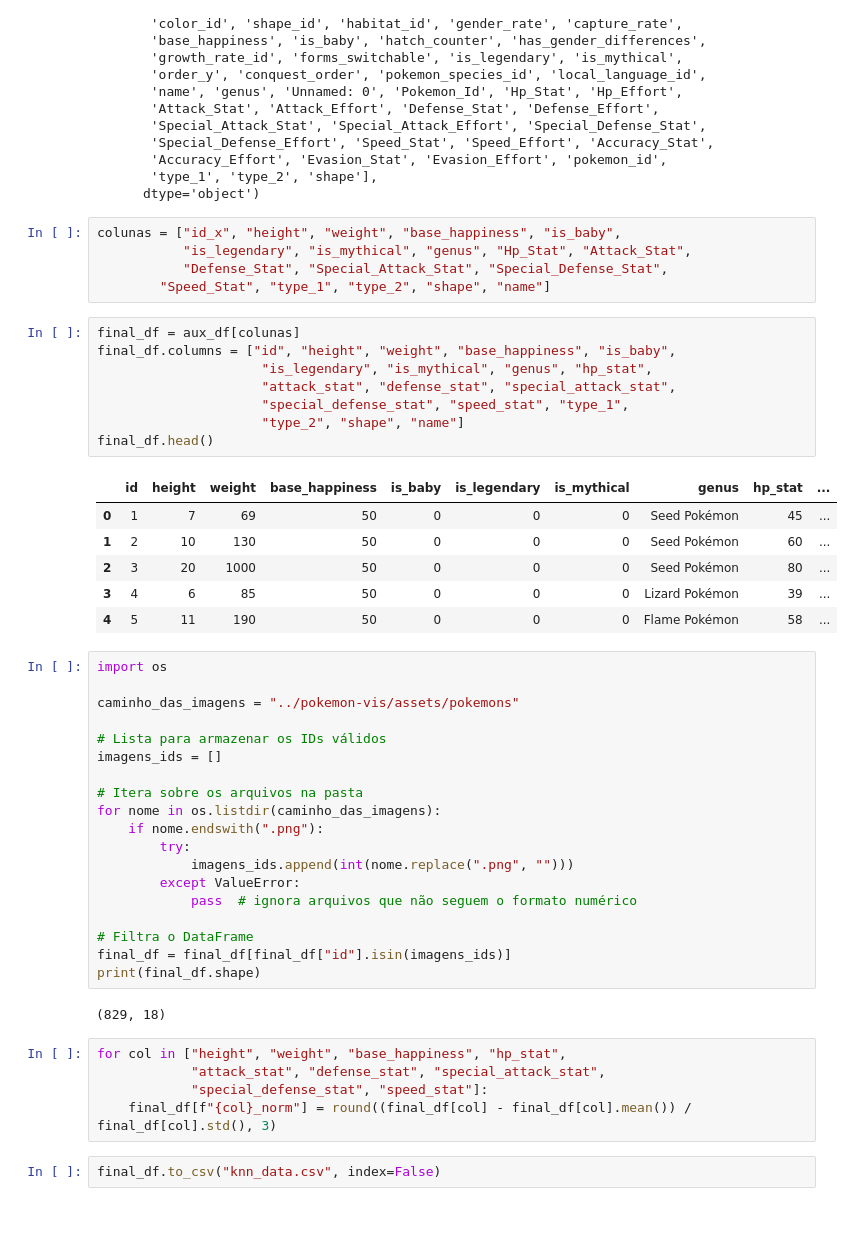
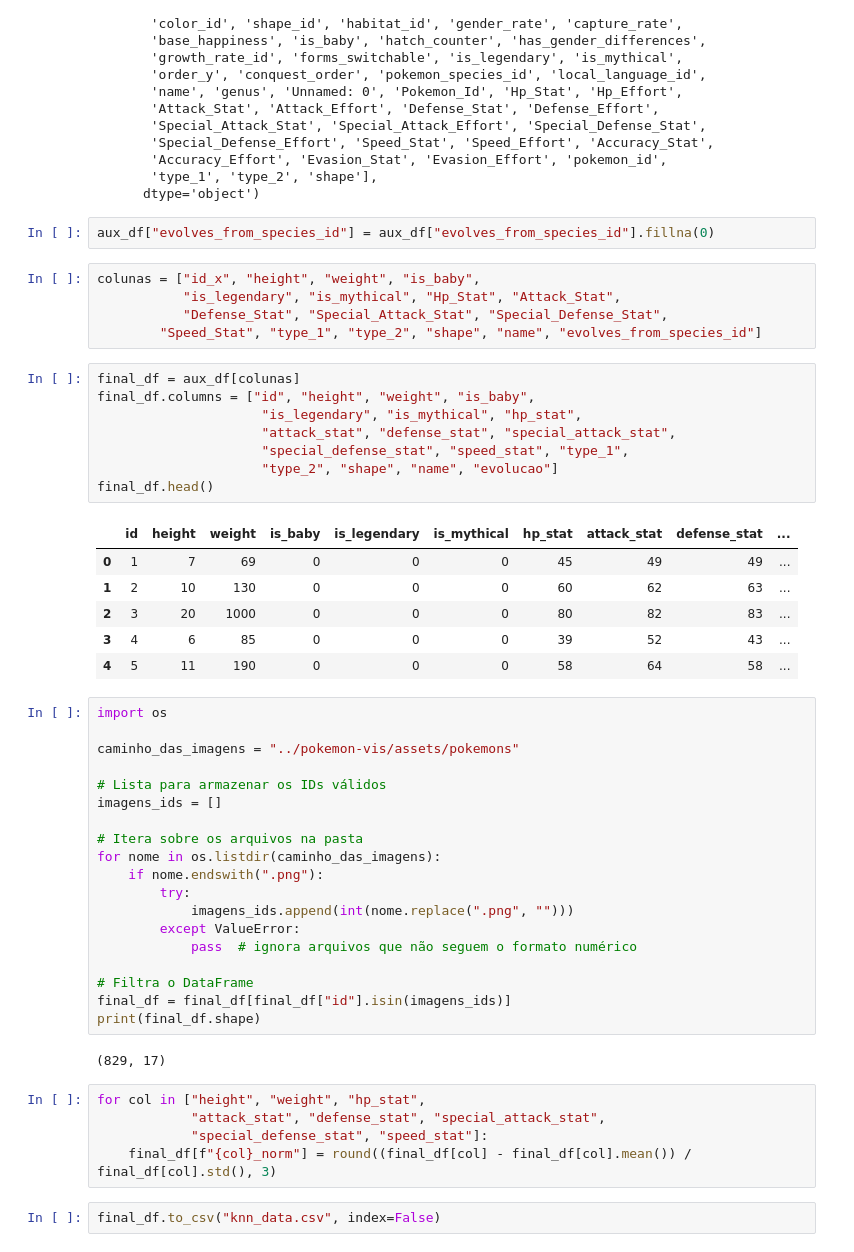
Before and after one commit to FGV-VIS-2025/pokemon-vis, a Jupyter notebook: knn-pokemon.ipynb, the cells around one changed output. Drawn from its saved outputs; the diff is of its cells as text; blank space fills up the shorter version.

```diff
--- a/knn-pokemon.ipynb
+++ b/knn-pokemon.ipynb
@@ -173,26 +173,28 @@ Index(['id_x', 'identifier_x', 'species_id', 'height', 'weight',
        'Accuracy_Effort', 'Evasion_Stat', 'Evasion_Effort', 'pokemon_id',
        'type_1', 'type_2', 'shape'],
       dtype='object')
+# %%
+aux_df["evolves_from_species_id"] = aux_df["evolves_from_species_id"].fillna(0)
 # %%
-colunas = ["id_x", "height", "weight", "base_happiness", "is_baby",
-           "is_legendary", "is_mythical", "genus", "Hp_Stat", "Attack_Stat",
+colunas = ["id_x", "height", "weight", "is_baby",
+           "is_legendary", "is_mythical", "Hp_Stat", "Attack_Stat",
            "Defense_Stat", "Special_Attack_Stat", "Special_Defense_Stat",
-        "Speed_Stat", "type_1", "type_2", "shape", "name"]
+        "Speed_Stat", "type_1", "type_2", "shape", "name", "evolves_from_species_id"]
 # %%
 final_df = aux_df[colunas]
-final_df.columns = ["id", "height", "weight", "base_happiness", "is_baby",
-                     "is_legendary", "is_mythical", "genus", "hp_stat",
+final_df.columns = ["id", "height", "weight", "is_baby",
+                     "is_legendary", "is_mythical", "hp_stat",
                      "attack_stat", "defense_stat", "special_attack_stat",
                      "special_defense_stat", "speed_stat", "type_1",
-                     "type_2", "shape", "name"]
+                     "type_2", "shape", "name", "evolucao"]
 final_df.head()
 # %% [output]
-|  | id | height | weight | base_happiness | is_baby | is_legendary | is_mythical | genus | hp_stat | ... |
-| 0 | 1 | 7 | 69 | 50 | 0 | 0 | 0 | Seed Pokémon | 45 | ... |
-| 1 | 2 | 10 | 130 | 50 | 0 | 0 | 0 | Seed Pokémon | 60 | ... |
-| 2 | 3 | 20 | 1000 | 50 | 0 | 0 | 0 | Seed Pokémon | 80 | ... |
-| 3 | 4 | 6 | 85 | 50 | 0 | 0 | 0 | Lizard Pokémon | 39 | ... |
-| 4 | 5 | 11 | 190 | 50 | 0 | 0 | 0 | Flame Pokémon | 58 | ... |
+|  | id | height | weight | is_baby | is_legendary | is_mythical | hp_stat | attack_stat | defense_stat | ... |
+| 0 | 1 | 7 | 69 | 0 | 0 | 0 | 45 | 49 | 49 | ... |
+| 1 | 2 | 10 | 130 | 0 | 0 | 0 | 60 | 62 | 63 | ... |
+| 2 | 3 | 20 | 1000 | 0 | 0 | 0 | 80 | 82 | 83 | ... |
+| 3 | 4 | 6 | 85 | 0 | 0 | 0 | 39 | 52 | 43 | ... |
+| 4 | 5 | 11 | 190 | 0 | 0 | 0 | 58 | 64 | 58 | ... |
 # %%
 import os
 
@@ -213,9 +215,9 @@ for nome in os.listdir(caminho_das_imagens):
 final_df = final_df[final_df["id"].isin(imagens_ids)]
 print(final_df.shape)
 # %% [output]
-(829, 18)
+(829, 17)
 # %%
-for col in ["height", "weight", "base_happiness", "hp_stat",
+for col in ["height", "weight", "hp_stat",
             "attack_stat", "defense_stat", "special_attack_stat",
             "special_defense_stat", "speed_stat"]:
     final_df[f"{col}_norm"] = round((final_df[col] - final_df[col].mean()) / final_df[col].std(), 3)
```
Also changed, not shown: 3 other files.
